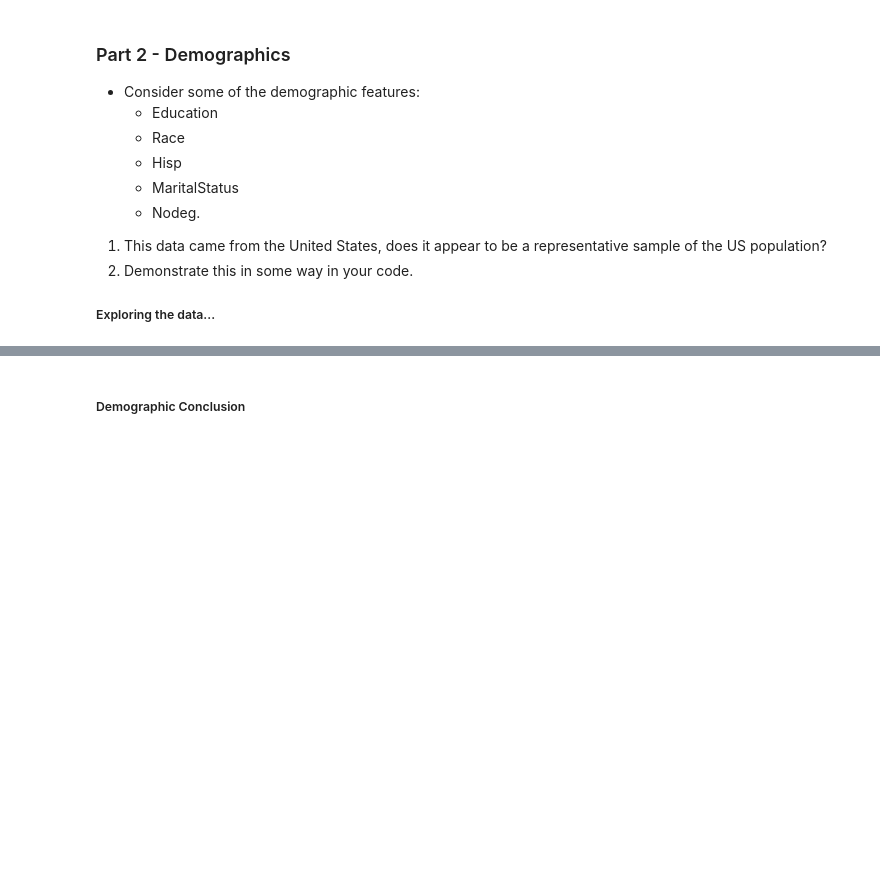
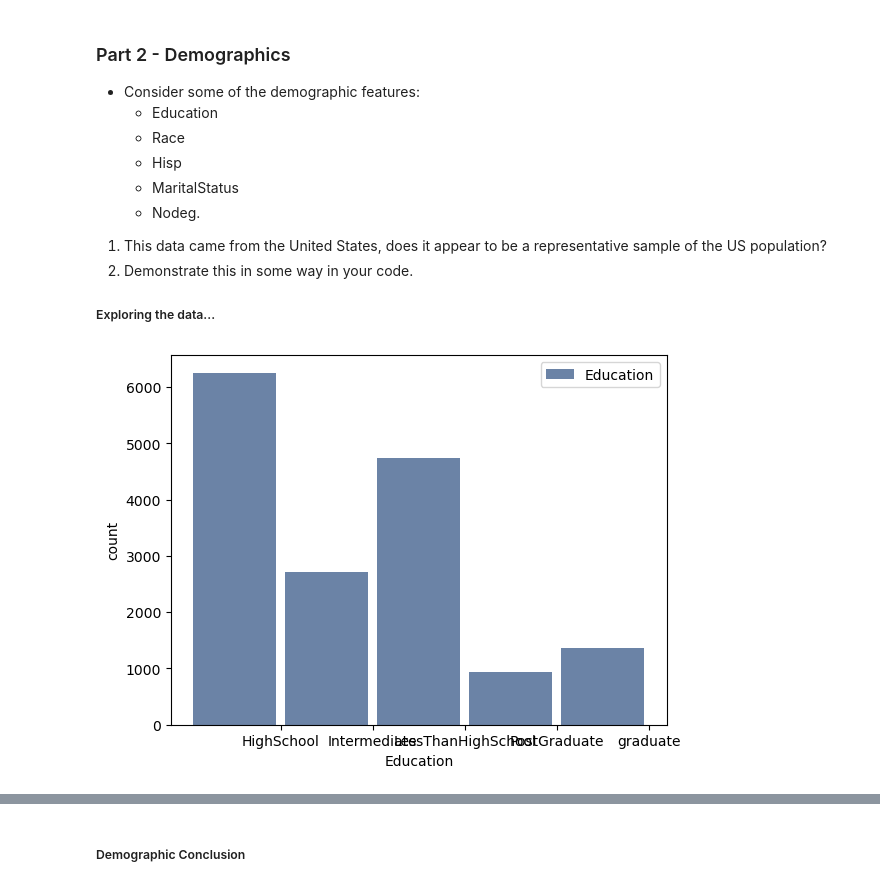
Before and after one commit to ywyan234956296/BSIP_Assignment_1_Students, a Jupyter notebook: stats_asn_1_stud_temp.ipynb, the cells around one changed output, grey strips where cells are left out. Cells and saved outputs as stored; diff of their text form; code cells hidden in the pictures; blank space fills up the shorter version.

```diff
--- a/stats_asn_1_stud_temp.ipynb
+++ b/stats_asn_1_stud_temp.ipynb
@@ -127,3 +131,12 @@ the median age is: 31.0
 </ol>
 
 ##### Exploring the data...
+# %%
+# Make and plot a Hist for Education
+histed=thinkstats2.Hist(df['Eduacation'], label='Education')
+histed
+#Drawing Histogram
+thinkplot.Hist(histed)
+thinkplot.Config(xlabel='Education',ylabel='count')
+# %% [output]
+[figure, added]
```
Also changed, not shown: parts of 6 cells of this notebook.
